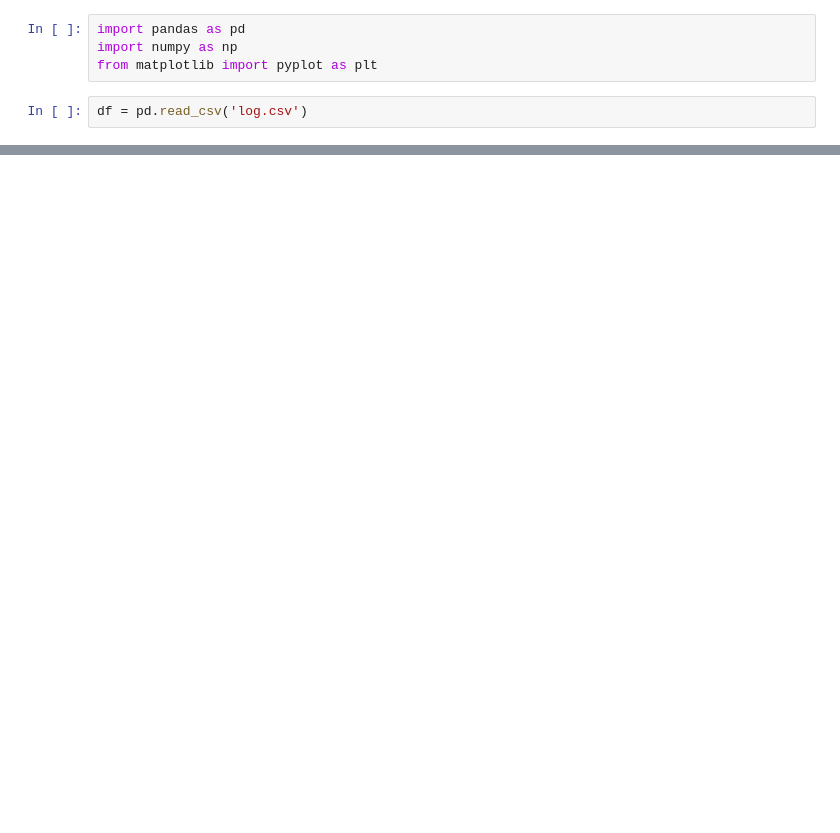
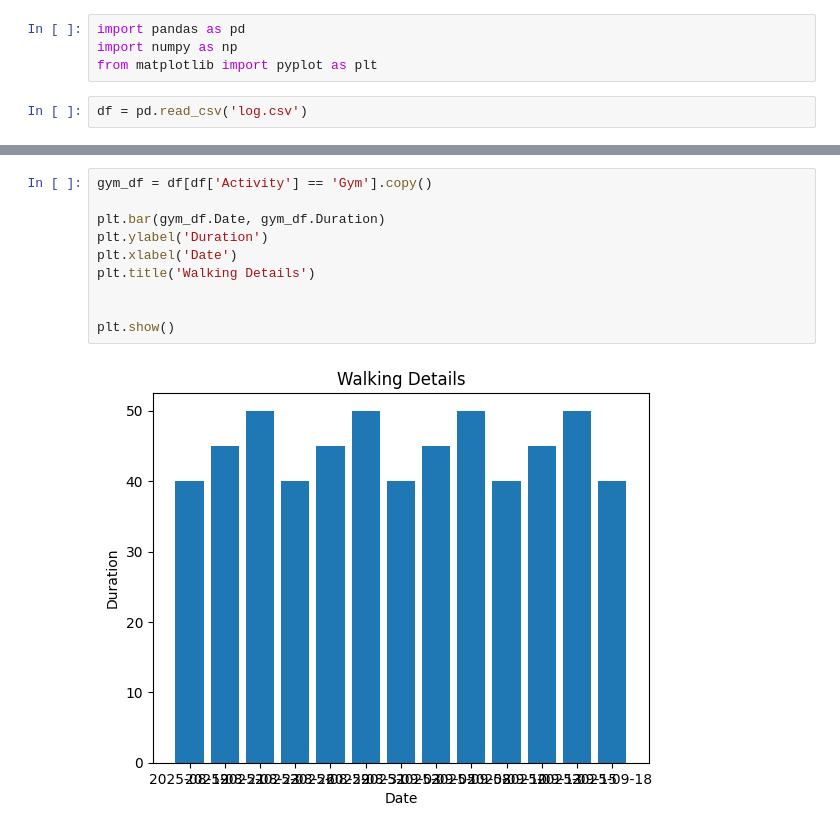
Before and after one commit to Nazihahaha/Fitness-Tracker, a Jupyter notebook: main.ipynb, the cells around one changed output, grey strips where cells are left out. Drawn from its saved outputs; the diff is of its cells as text; blank space fills up the shorter version.

```diff
--- a/main.ipynb
+++ b/main.ipynb
@@ -62,0 +70,12 @@ plt.show()
+# %%
+gym_df = df[df['Activity'] == 'Gym'].copy()
+
+plt.bar(gym_df.Date, gym_df.Duration)
+plt.ylabel('Duration')
+plt.xlabel('Date')
+plt.title('Walking Details')
+
+
+plt.show()
+# %% [output]
+[figure, added]
```
Also changed, not shown: parts of 5 cells of this notebook, 1 other file.
